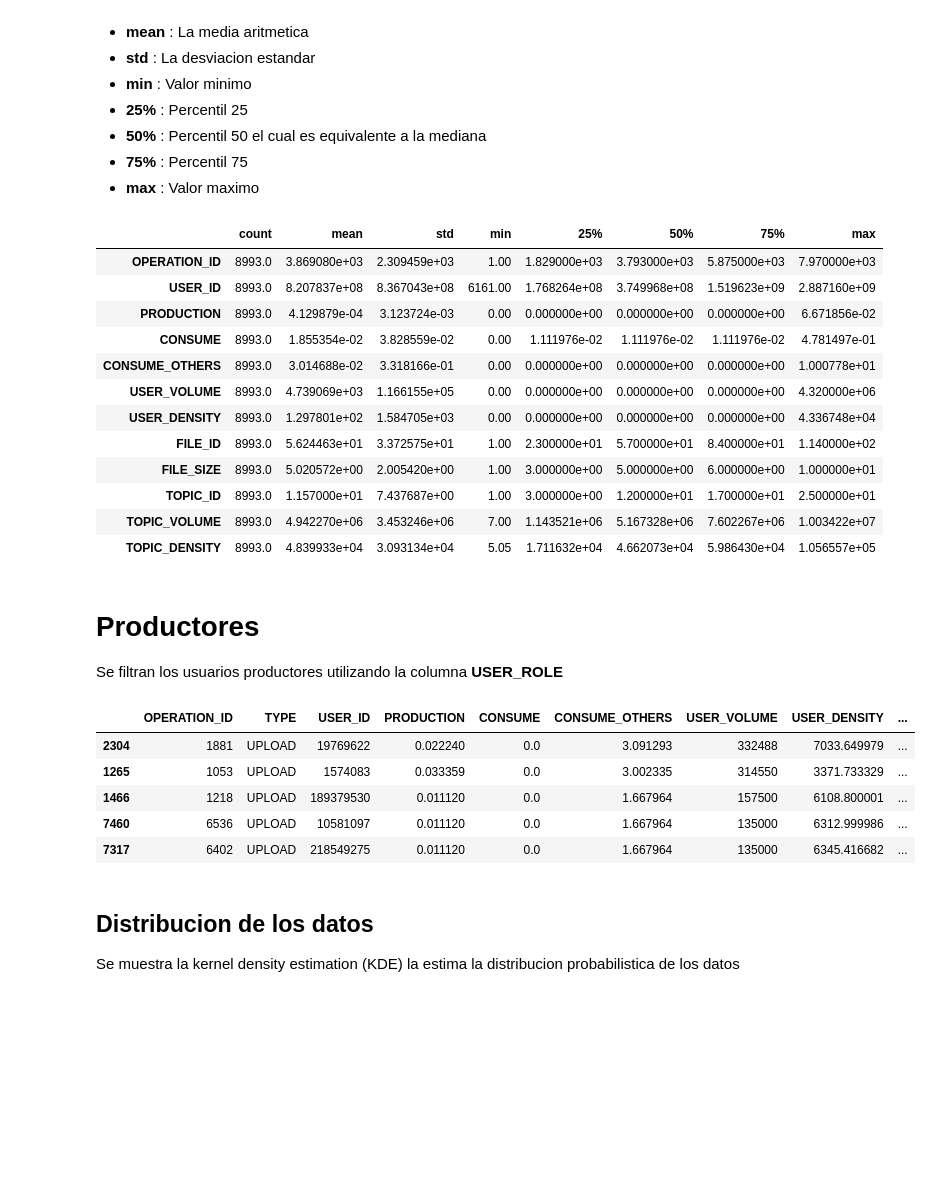
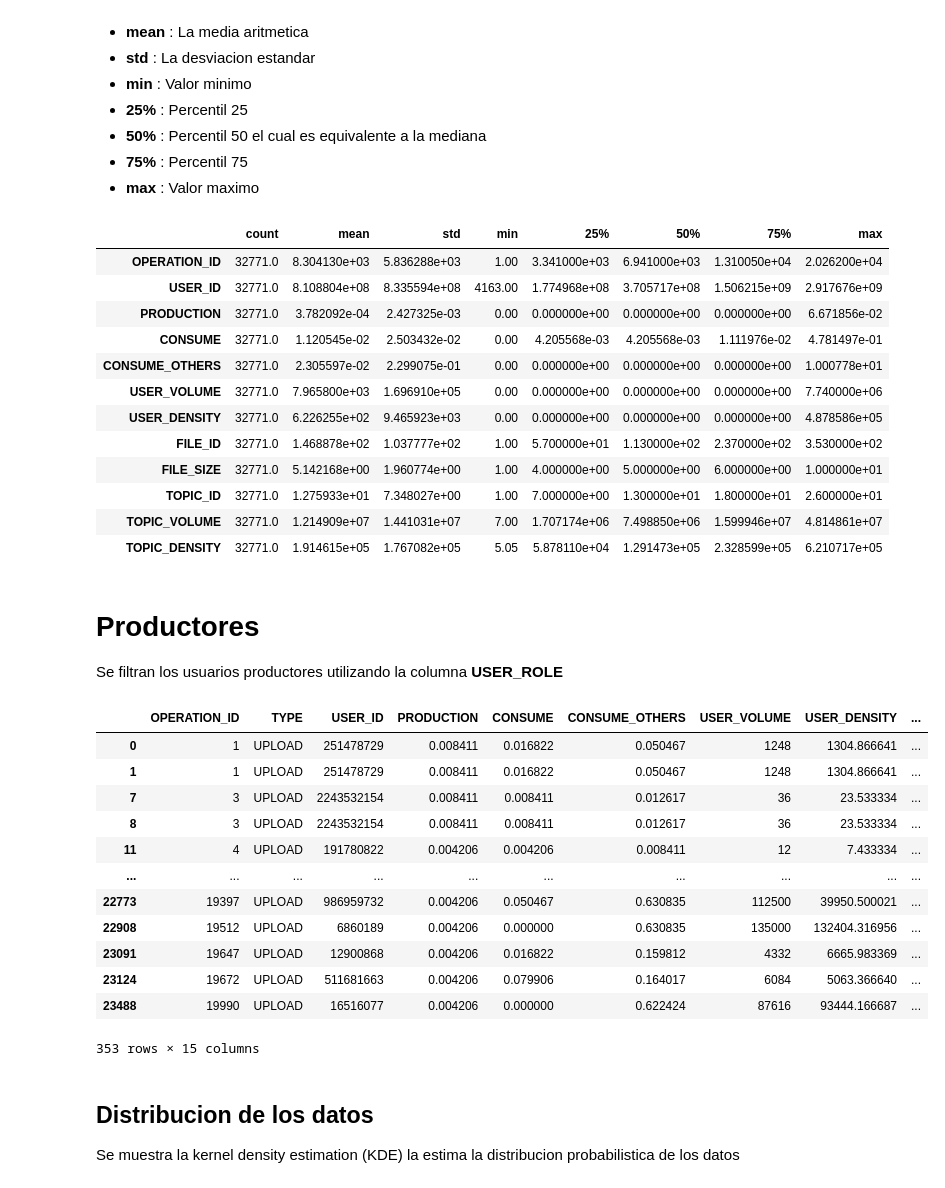
Before and after one commit to nachocodexx/cinvestav-da-clustering, a Jupyter notebook: README.ipynb, the cells around one changed output. Saved outputs shown, nothing was run; the diff lists cells and outputs as text; code cells hidden in the pictures; blank space fills up the shorter version.

```diff
--- a/README.ipynb
+++ b/README.ipynb
@@ -39,7 +39,9 @@ def standarize(**kwargs):
 # Importar dataset
 Se importan los datos utilizando Pandas
 # %%
-df = pd.read_csv('./data/op01.csv')
+df1 = pd.read_csv('./data/op02.csv')
+df2 = pd.read_csv('./data/op01.csv')
+df  = pd.concat([df1,df2])
 oldCols =df.columns
 columns = df.columns
 useless_cols = ["OPERATION_ID","USER_ID","TYPE","TOPIC_ID","TOPIC_ROLE","USER_ROLE","FILE_ID"]
@@ -87,31 +89,42 @@ Se realiza un resumen estadistico de las columnas, el cual contiene 8 columnas,
 df.describe().T
 # %% [output]
 |  | count | mean | std | min | 25% | 50% | 75% | max |
-| OPERATION_ID | 8993.0 | 3.869080e+03 | 2.309459e+03 | 1.00 | 1.829000e+03 | 3.793000e+03 | 5.875000e+03 | 7.970000e+03 |
-| USER_ID | 8993.0 | 8.207837e+08 | 8.367043e+08 | 6161.00 | 1.768264e+08 | 3.749968e+08 | 1.519623e+09 | 2.887160e+09 |
-| PRODUCTION | 8993.0 | 4.129879e-04 | 3.123724e-03 | 0.00 | 0.000000e+00 | 0.000000e+00 | 0.000000e+00 | 6.671856e-02 |
-| CONSUME | 8993.0 | 1.855354e-02 | 3.828559e-02 | 0.00 | 1.111976e-02 | 1.111976e-02 | 1.111976e-02 | 4.781497e-01 |
-| CONSUME_OTHERS | 8993.0 | 3.014688e-02 | 3.318166e-01 | 0.00 | 0.000000e+00 | 0.000000e+00 | 0.000000e+00 | 1.000778e+01 |
-| USER_VOLUME | 8993.0 | 4.739069e+03 | 1.166155e+05 | 0.00 | 0.000000e+00 | 0.000000e+00 | 0.000000e+00 | 4.320000e+06 |
-| USER_DENSITY | 8993.0 | 1.297801e+02 | 1.584705e+03 | 0.00 | 0.000000e+00 | 0.000000e+00 | 0.000000e+00 | 4.336748e+04 |
-| FILE_ID | 8993.0 | 5.624463e+01 | 3.372575e+01 | 1.00 | 2.300000e+01 | 5.700000e+01 | 8.400000e+01 | 1.140000e+02 |
-| FILE_SIZE | 8993.0 | 5.020572e+00 | 2.005420e+00 | 1.00 | 3.000000e+00 | 5.000000e+00 | 6.000000e+00 | 1.000000e+01 |
-| TOPIC_ID | 8993.0 | 1.157000e+01 | 7.437687e+00 | 1.00 | 3.000000e+00 | 1.200000e+01 | 1.700000e+01 | 2.500000e+01 |
-| TOPIC_VOLUME | 8993.0 | 4.942270e+06 | 3.453246e+06 | 7.00 | 1.143521e+06 | 5.167328e+06 | 7.602267e+06 | 1.003422e+07 |
-| TOPIC_DENSITY | 8993.0 | 4.839933e+04 | 3.093134e+04 | 5.05 | 1.711632e+04 | 4.662073e+04 | 5.986430e+04 | 1.056557e+05 |
+| OPERATION_ID | 32771.0 | 8.304130e+03 | 5.836288e+03 | 1.00 | 3.341000e+03 | 6.941000e+03 | 1.310050e+04 | 2.026200e+04 |
+| USER_ID | 32771.0 | 8.108804e+08 | 8.335594e+08 | 4163.00 | 1.774968e+08 | 3.705717e+08 | 1.506215e+09 | 2.917676e+09 |
+| PRODUCTION | 32771.0 | 3.782092e-04 | 2.427325e-03 | 0.00 | 0.000000e+00 | 0.000000e+00 | 0.000000e+00 | 6.671856e-02 |
+| CONSUME | 32771.0 | 1.120545e-02 | 2.503432e-02 | 0.00 | 4.205568e-03 | 4.205568e-03 | 1.111976e-02 | 4.781497e-01 |
+| CONSUME_OTHERS | 32771.0 | 2.305597e-02 | 2.299075e-01 | 0.00 | 0.000000e+00 | 0.000000e+00 | 0.000000e+00 | 1.000778e+01 |
+| USER_VOLUME | 32771.0 | 7.965800e+03 | 1.696910e+05 | 0.00 | 0.000000e+00 | 0.000000e+00 | 0.000000e+00 | 7.740000e+06 |
+| USER_DENSITY | 32771.0 | 6.226255e+02 | 9.465923e+03 | 0.00 | 0.000000e+00 | 0.000000e+00 | 0.000000e+00 | 4.878586e+05 |
+| FILE_ID | 32771.0 | 1.468878e+02 | 1.037777e+02 | 1.00 | 5.700000e+01 | 1.130000e+02 | 2.370000e+02 | 3.530000e+02 |
+| FILE_SIZE | 32771.0 | 5.142168e+00 | 1.960774e+00 | 1.00 | 4.000000e+00 | 5.000000e+00 | 6.000000e+00 | 1.000000e+01 |
+| TOPIC_ID | 32771.0 | 1.275933e+01 | 7.348027e+00 | 1.00 | 7.000000e+00 | 1.300000e+01 | 1.800000e+01 | 2.600000e+01 |
+| TOPIC_VOLUME | 32771.0 | 1.214909e+07 | 1.441031e+07 | 7.00 | 1.707174e+06 | 7.498850e+06 | 1.599946e+07 | 4.814861e+07 |
+| TOPIC_DENSITY | 32771.0 | 1.914615e+05 | 1.767082e+05 | 5.05 | 5.878110e+04 | 1.291473e+05 | 2.328599e+05 | 6.210717e+05 |
 # %% [markdown]
 # Productores
 Se filtran los usuarios productores utilizando la columna **USER_ROLE**
 # %%
-producers = df.loc[df['USER_ROLE'].isna() != True]
-producers.sort_values("USER_ROLE").head(5)
+producers = df1.loc[df1['USER_ROLE'].isna() != True]
+producers = producers.loc[producers['TYPE']=='UPLOAD']
+# .loc[df['TYPE']=='UPLOAD']
+# X= pd.pivot_table(producers,index=['USER_ID'],values=['PRODUCTION'])
+producers
+# X.sum()
 # %% [output]
 |  | OPERATION_ID | TYPE | USER_ID | PRODUCTION | CONSUME | CONSUME_OTHERS | USER_VOLUME | USER_DENSITY | ... |
-| 2304 | 1881 | UPLOAD | 19769622 | 0.022240 | 0.0 | 3.091293 | 332488 | 7033.649979 | ... |
-| 1265 | 1053 | UPLOAD | 1574083 | 0.033359 | 0.0 | 3.002335 | 314550 | 3371.733329 | ... |
-| 1466 | 1218 | UPLOAD | 189379530 | 0.011120 | 0.0 | 1.667964 | 157500 | 6108.800001 | ... |
-| 7460 | 6536 | UPLOAD | 10581097 | 0.011120 | 0.0 | 1.667964 | 135000 | 6312.999986 | ... |
-| 7317 | 6402 | UPLOAD | 218549275 | 0.011120 | 0.0 | 1.667964 | 135000 | 6345.416682 | ... |
+| 0 | 1 | UPLOAD | 251478729 | 0.008411 | 0.016822 | 0.050467 | 1248 | 1304.866641 | ... |
+| 1 | 1 | UPLOAD | 251478729 | 0.008411 | 0.016822 | 0.050467 | 1248 | 1304.866641 | ... |
+| 7 | 3 | UPLOAD | 2243532154 | 0.008411 | 0.008411 | 0.012617 | 36 | 23.533334 | ... |
+| 8 | 3 | UPLOAD | 2243532154 | 0.008411 | 0.008411 | 0.012617 | 36 | 23.533334 | ... |
+| 11 | 4 | UPLOAD | 191780822 | 0.004206 | 0.004206 | 0.008411 | 12 | 7.433334 | ... |
+| ... | ... | ... | ... | ... | ... | ... | ... | ... | ... |
+| 22773 | 19397 | UPLOAD | 986959732 | 0.004206 | 0.050467 | 0.630835 | 112500 | 39950.500021 | ... |
+| 22908 | 19512 | UPLOAD | 6860189 | 0.004206 | 0.000000 | 0.630835 | 135000 | 132404.316956 | ... |
+| 23091 | 19647 | UPLOAD | 12900868 | 0.004206 | 0.016822 | 0.159812 | 4332 | 6665.983369 | ... |
+| 23124 | 19672 | UPLOAD | 511681663 | 0.004206 | 0.079906 | 0.164017 | 6084 | 5063.366640 | ... |
+| 23488 | 19990 | UPLOAD | 16516077 | 0.004206 | 0.000000 | 0.622424 | 87616 | 93444.166687 | ... |
+353 rows × 15 columns
 # %% [markdown]
 ## Distribucion de los datos
 Se muestra la kernel density estimation (KDE) la estima la distribucion probabilistica de los datos
```
Also changed, not shown: parts of 31 cells of this notebook, 37 other files.
